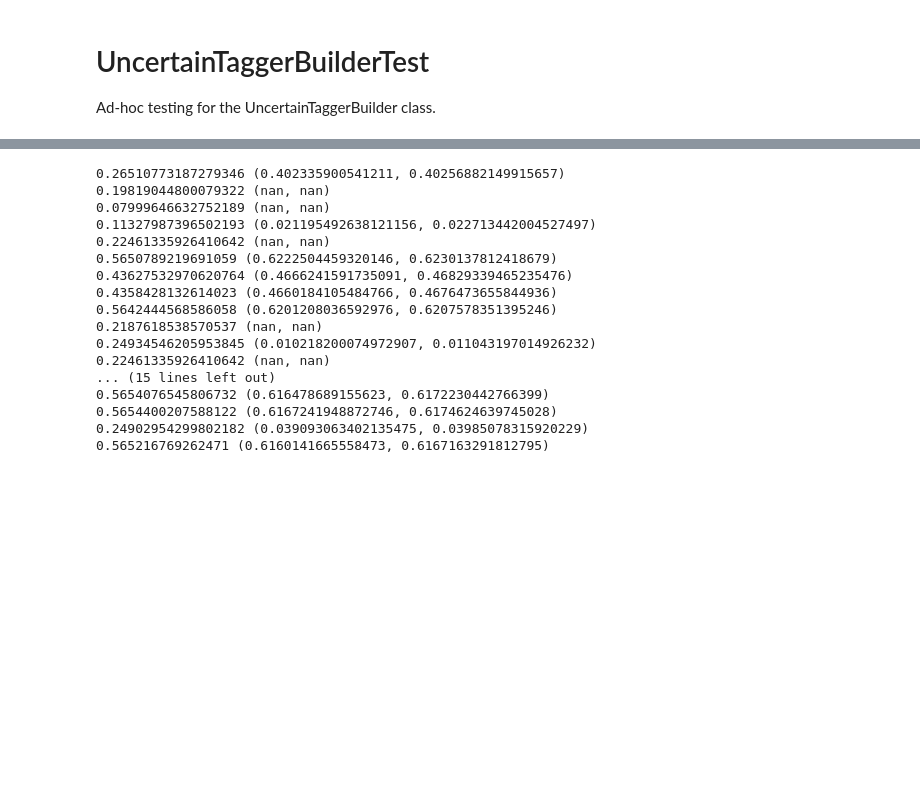
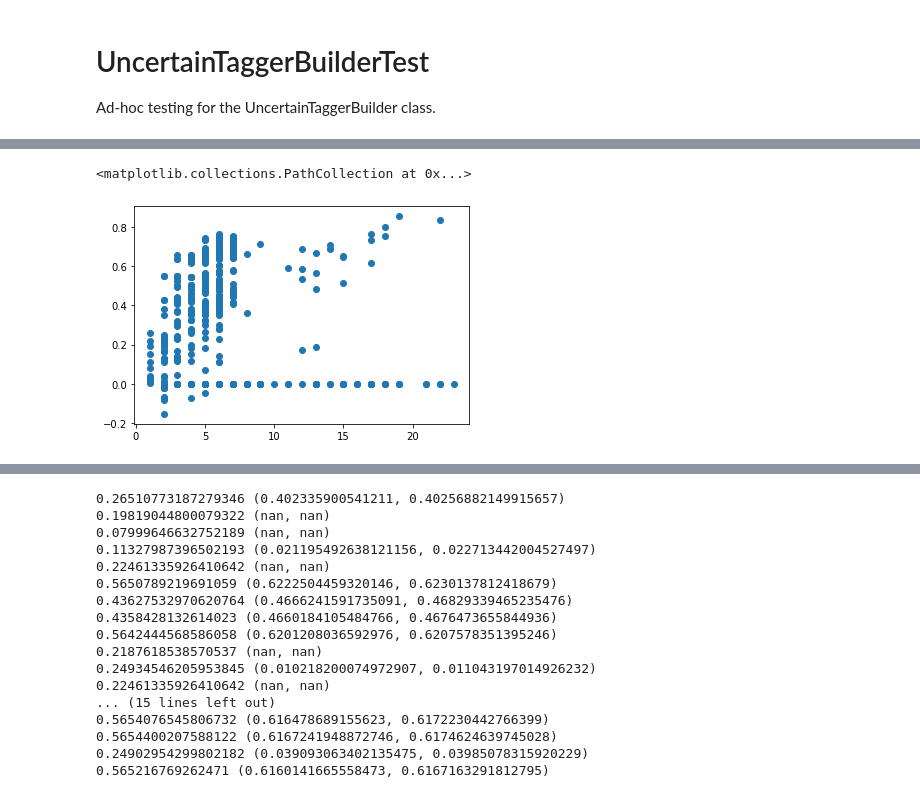
Before and after one commit to petervdonovan/CitationParser, a Jupyter notebook: UncertainTaggerBuilderTest.ipynb, the cells around one changed output, grey strips where cells are left out. Cells and saved outputs as stored; diff of their text form; code cells hidden in the pictures; blank space fills up the shorter version.

```diff
--- a/UncertainTaggerBuilderTest.ipynb
+++ b/UncertainTaggerBuilderTest.ipynb
@@ -69,0 +123,10 @@ TypeError: 'method' object is not iterable
+# %%
+lengths = []
+oobs = []
+for fset in utb._states:
+    lengths.append(len(fset))
+    oobs.append(utb._states[fset].oob_score if utb._states[fset].oob_score else 0)
+plt.scatter(lengths, oobs);
+# %% [output]
+<matplotlib.collections.PathCollection at 0x...>
+[figure, added]
```
Also changed, not shown: parts of 31 cells of this notebook, 2 other files.
